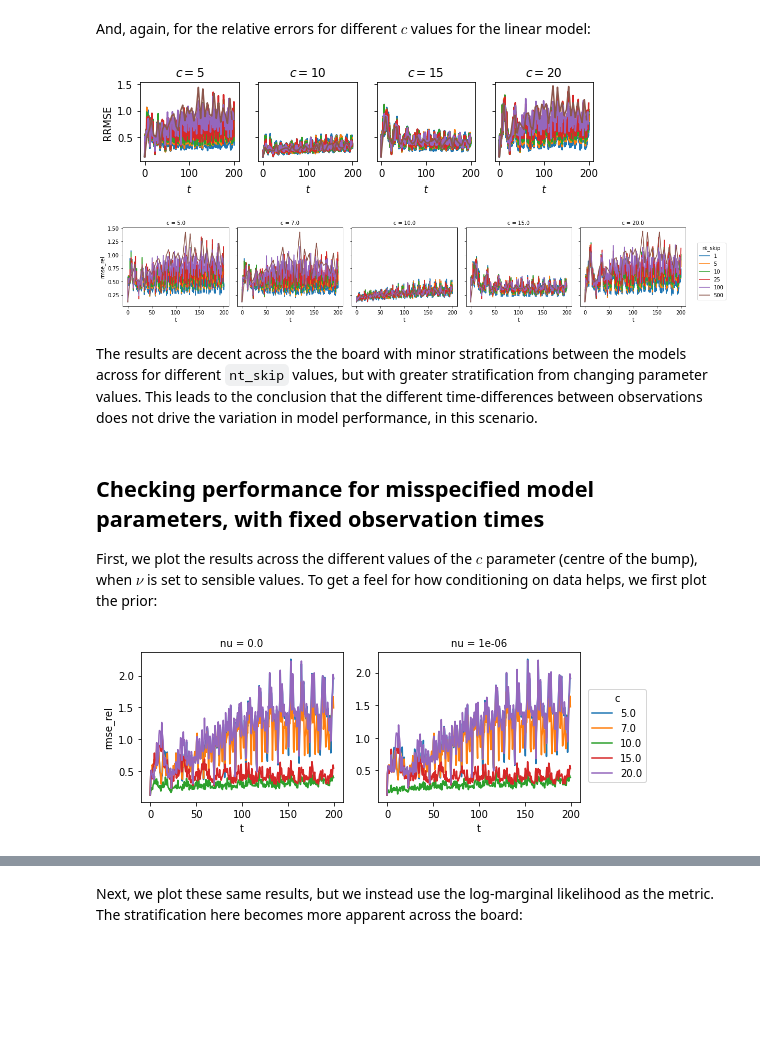
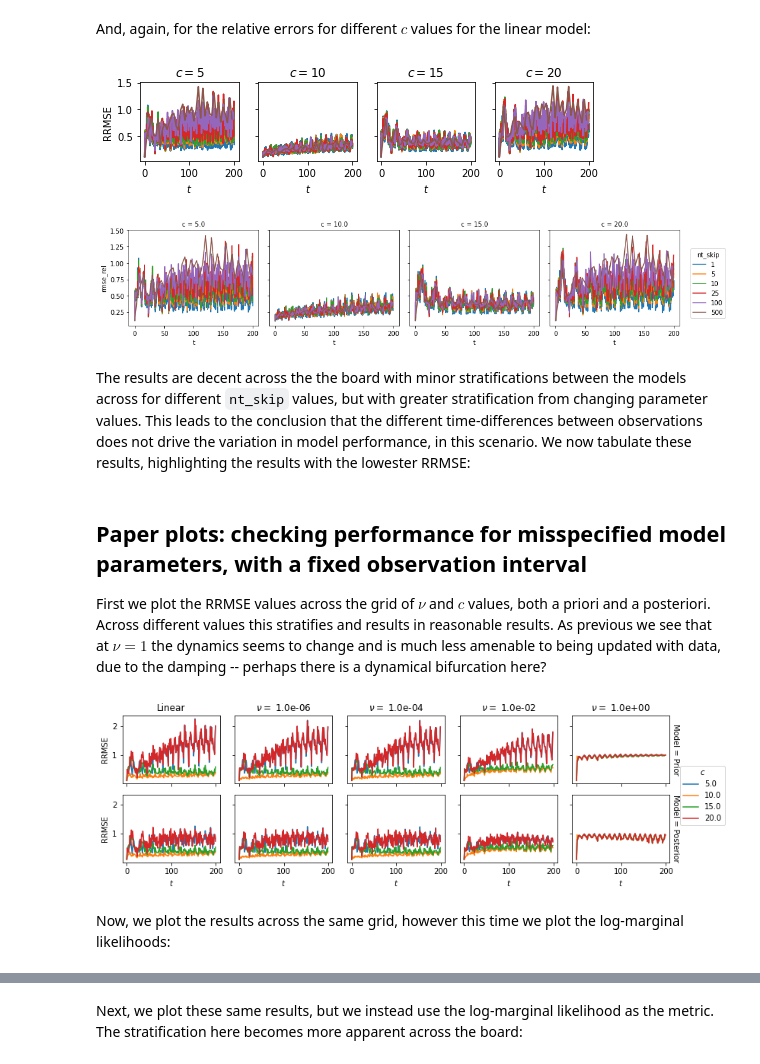
Before and after one commit to connor-duffin/sswfe, a Jupyter notebook: docs/swe-filter-1d-bump-misspecified-comparison.ipynb, the cells around one changed output, grey strips where cells are left out. Cells and saved outputs as stored; diff of their text form; code cells hidden in the pictures; blank space fills up the shorter version.

Commit message:
Settings and plots for paper unified

```diff
--- a/docs/swe-filter-1d-bump-misspecified-comparison.ipynb
+++ b/docs/swe-filter-1d-bump-misspecified-comparison.ipynb
@@ -94,6 +103,6 @@ Data variables:
 # %%
 output_files_prior = glob(
-    "../outputs/swe-bump/*-prior-c-*-nt_skip-50-*.h5")
+    "../outputs/swe-bump/*-prior-c-*-nt_skip-100-*.h5")
 
 errors_ds = []
 for output_file in output_files_prior:
@@ -116,6 +125,7 @@ Data variables:
 # %% [markdown]
 Now we filter the output information to that which we are actually interested.
 # %%
-errors_prior = errors_prior.isel(c=[0, 2, 5, 6])
-errors_nonlinear = errors_nonlinear.isel(c=[0, 1, 2, 5, 6])
+c_subset = [0, 2, 5, 6]
+errors_prior = errors_prior.isel(c=c_subset)
+errors_nonlinear = errors_nonlinear.isel(c=c_subset)
 # %% [markdown]
@@ -123,14 +133,14 @@ errors_nonlinear = errors_nonlinear.isel(c=[0, 1, 2, 5, 6])
 
 First we plot the results across the different observation intervals to see how things stack up across time. We first look at the relative errors across time, for different values of `nt_skip`, for the true value of $c$:
 # %%
-assert errors_nonlinear.coords["c"][2] == 10.
+assert errors_nonlinear.coords["c"][1] == 10.
 
 nus =  errors_nonlinear.coords["nu"].to_numpy()
 labels = [
     fr"$\nu = ${nu:.1e}" if nu > 0 else "Linear" for nu in nus
 ]
 
-p = errors_nonlinear.rmse_rel.isel(c=2, nu=slice(0, 6)).interpolate_na(dim="t").plot(
+p = errors_nonlinear.rmse_rel.isel(c=1, nu=slice(0, 6)).interpolate_na(dim="t").plot(
     hue="nt_skip", col="nu", col_wrap=3,
     figsize=(figure_sizes["fullwidth"], 0.6 * figure_sizes["fullwidth"]),
     sharex=True, sharey="row")
@@ -152,7 +162,7 @@ plt.savefig("../figures/swe-bump-paper/nt-skip-nu-grid.pdf", dpi=600)
 # %% [markdown]
 And, again, for the relative errors for different $c$ values for the linear model:
 # %%
-p = errors_nonlinear.rmse_rel.isel(nu=0, c=[0, 2, 3, 4]).interpolate_na(dim="t").plot(
+p = errors_nonlinear.rmse_rel.isel(nu=1).interpolate_na(dim="t").plot(
     hue="nt_skip", col="c", col_wrap=4,
     figsize=(figure_sizes["fullwidth"], 0.28 * figure_sizes["fullwidth"]),
     sharey=True)
@@ -161,7 +171,7 @@ p = errors_nonlinear.rmse_rel.isel(nu=0, c=[0, 2, 3, 4]).interpolate_na(dim="t")
 # p.figlegend.set_title(r"$k$")
 p.figlegend.remove()
 
-cs =  errors_nonlinear.coords["c"].to_numpy()[[0, 2, 3, 4]]
+cs =  errors_nonlinear.coords["c"].to_numpy()
 labels = [fr"$c = {c:.0f}$" for c in cs]
 for i, ax in enumerate(p.axes.flat):
     ax.set_title(labels[i])
@@ -172,15 +182,15 @@ for ax in p.axes.flat:
 p.axes[0, 0].set_ylabel("RRMSE")
 plt.savefig("../figures/swe-bump-paper/nt-skip-c-grid.pdf", dpi=600)
 # %% [output]
-[figure, old version]
+[figure, new version]
 # %%
 errors_nonlinear.rmse_rel.isel(nu=1).interpolate_na(dim="t").plot(
     hue="nt_skip", col="c", sharey=True)
 plt.show()
 # %% [output]
-[figure, old version]
+[figure, new version]
 # %% [markdown]
-The results are decent across the the board with minor stratifications between the models across for different `nt_skip` values, but with greater stratification from changing parameter values. This leads to the conclusion that the different time-differences between observations does not drive the variation in model performance, in this scenario.
+The results are decent across the the board with minor stratifications between the models across for different `nt_skip` values, but with greater stratification from changing parameter values. This leads to the conclusion that the different time-differences between observations does not drive the variation in model performance, in this scenario. We now tabulate these results, highlighting the results with the lowester RRMSE:
 # %%
 ave_rmse = errors_nonlinear.isel(c=2).mean(dim="t", skipna=True).rmse_rel
 dat = ave_rmse.to_numpy().T
@@ -216,12 +232,37 @@ with open("../figures/swe-bump-paper/nt-skip-c-table.tex", "w") as f:
                      showindex=ave_rmse["nt_skip"].to_numpy(),
                      tablefmt="latex_raw"))
 # %% [markdown]
-## Checking performance for misspecified model parameters, with fixed observation times
+## Paper plots: checking performance for misspecified model parameters, with a fixed observation interval
 
-First, we plot the results across the different values of the $c$ parameter (centre of the bump), when $\nu$ is set to sensible values. To get a feel for how conditioning on data helps, we first plot the prior:
+First we plot the RRMSE values across the grid of $\nu$ and $c$ values, both a priori and a posteriori. Across different values this stratifies and results in reasonable results. As previous we see that at $\nu = 1$ the dynamics seems to change and is much less amenable to being updated with data, due to the damping -- perhaps there is a dynamical bifurcation here?
 # %%
-errors_prior.rmse_rel.interpolate_na(dim="t").isel(nu=[0, 1]).plot(
-    hue="c", col="nu", sharey=False)
-plt.show()
+plt.rcParams['figure.constrained_layout.use'] = True
+
+errors_temp = xr.concat([errors_prior, errors_nonlinear],
+                        pd.Index(["Prior", "Posterior"], name="Model"))
+
+p = errors_temp.rmse_rel.interpolate_na(dim="t").isel(nt_skip=4, nu=slice(0, 5)).plot(
+    x="t", col="nu", row="Model", hue="c",
+    figsize=(1.5 * figure_sizes["fullwidth"], 0.5 * figure_sizes["fullwidth"]),
+    sharex=True, sharey=True)
+
+nus =  errors_temp.coords["nu"].to_numpy()[slice(0, 5)]
+labels = [fr"$\nu =$ {nu:.1e}" for nu in nus]
+labels[0] = "Linear"
+
+for i, ax in enumerate(p.axes[0, :]):
+    ax.set_title(labels[i])
+
+for ax in p.axes[1, :]:
+    ax.set_xlabel(r"$t$")
+
+for ax in p.axes[:, 0]:
+    ax.set_ylabel("RRMSE")
+
+p.figlegend.set_title("$c$")
+
+plt.savefig("../figures/swe-bump-paper/nu-c-rrmse-layout.pdf", dpi=600)
 # %% [output]
-[figure, old version]
+[figure, new version]
+# %% [markdown]
+Now, we plot the results across the same grid, however this time we plot the log-marginal likelihoods:
```
Also changed, not shown: parts of 23 cells of this notebook, 1 other file.
